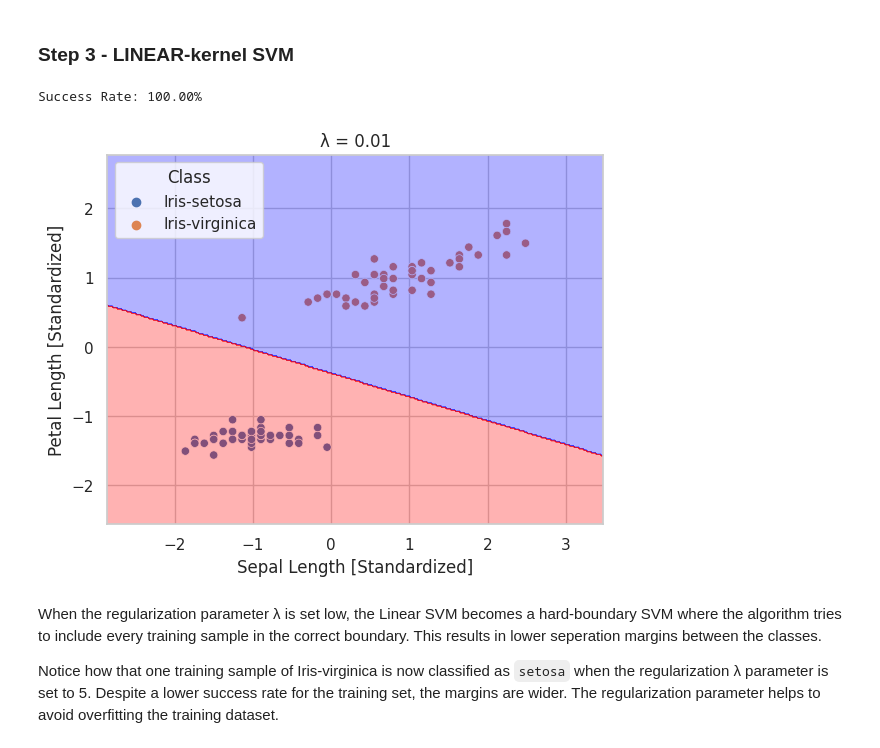
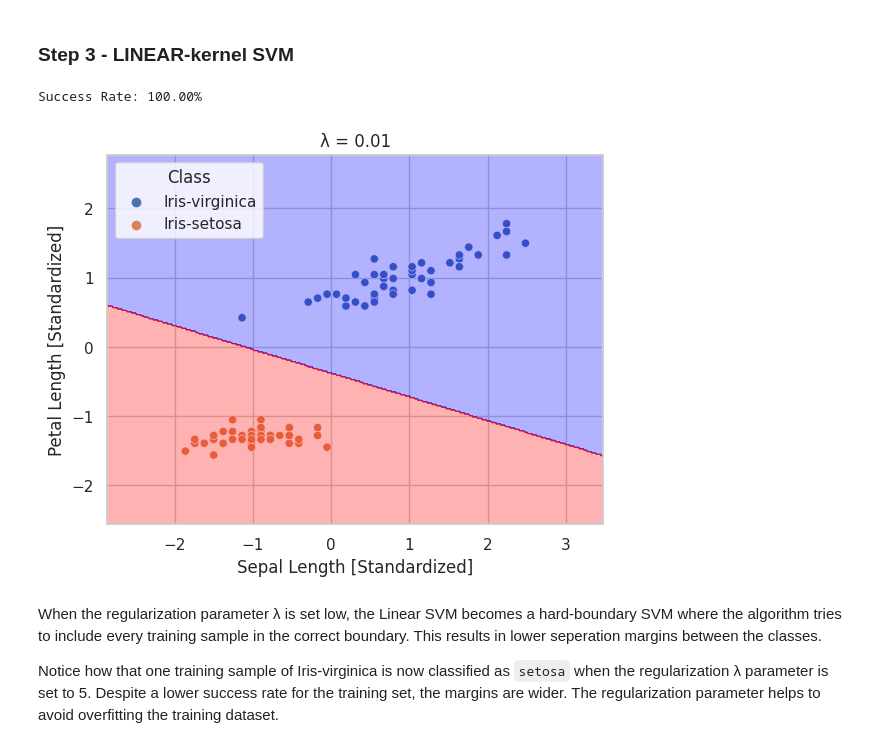
Before and after one commit to UlascanErsoy/ECEN427-TAMU, a Jupyter notebook: hw3/hw3.ipynb, the cells around one changed output. Saved outputs shown, nothing was run; the diff lists cells and outputs as text; code cells hidden in the pictures.

```diff
--- a/hw3/hw3.ipynb
+++ b/hw3/hw3.ipynb
@@ -233,29 +233,30 @@ def prepare_data(df: pd.DataFrame,
 # %%
 #use the model
 features = ['Sepal Length [Standardized]','Petal Length [Standardized]']
+df = df.sort_values(by='Class',ascending=False)
 clean_df = df[df['Class'].isin(['Iris-virginica','Iris-setosa'])]
 X , y = prepare_data(clean_df, features)
 
 model = KernelSVM(
     Kernels.linear,
     n=100,
     reg=0.01,
 )
 model.train(X.copy(),y)
 
 splt = seaborn.scatterplot(x='Sepal Length [Standardized]',
                     y='Petal Length [Standardized]',
                     hue='Class',
                     data=clean_df)
 
 model.draw_decision_boundary(X)
 plt.title("λ = 0.01")
 predict = model.predict(X)
 error_rate = 100 * (len(y) - np.equal(predict,y).sum())/len(y)
 print(f"Success Rate: {100 - error_rate:.2f}%")
 # %% [output]
 Success Rate: 100.00%
-[figure, old version]
+[figure, new version]
 # %% [markdown]
 When the regularization parameter λ is set low, the Linear SVM becomes a hard-boundary SVM where the algorithm tries
 to include every training sample in the correct boundary. This results in lower seperation margins between the classes.
```
Also changed, not shown: parts of 2 cells of this notebook.
